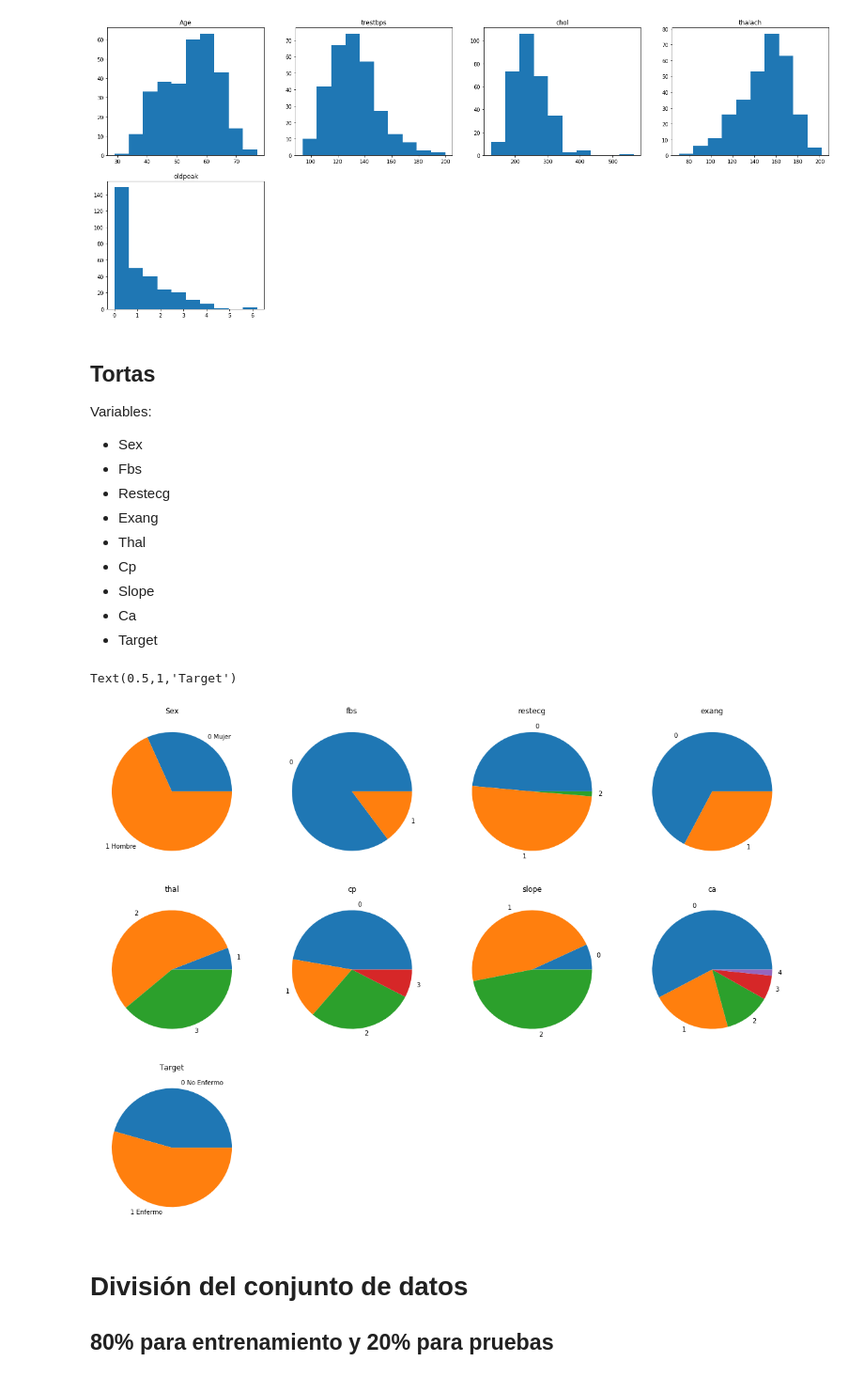
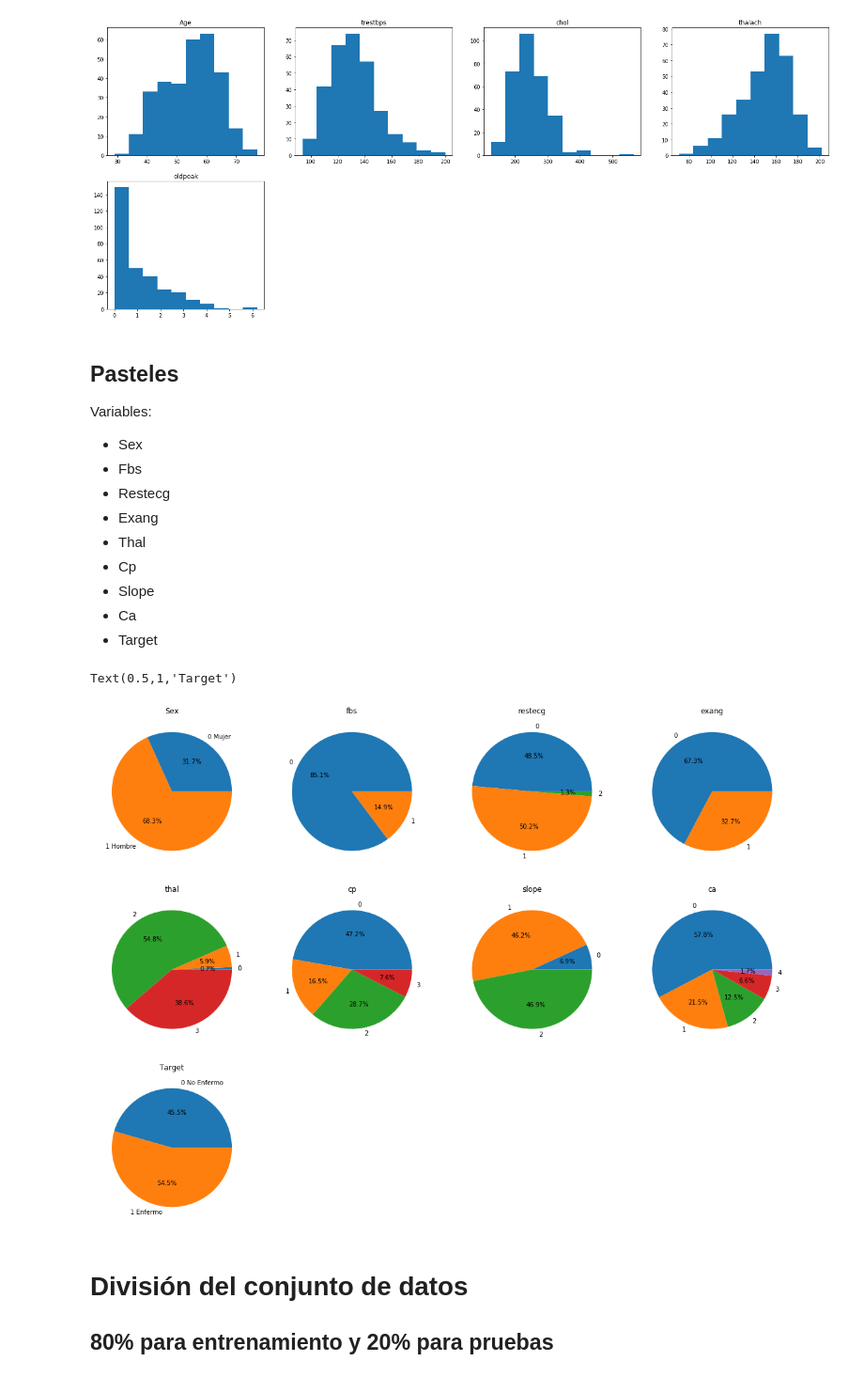
Before and after one commit to Rajahn/Heart-Desease, a Jupyter notebook: AHeartDisease.ipynb, the cells around one changed output. Shown at 94% size. Saved outputs shown, nothing was run; the diff lists cells and outputs as text; code cells hidden in the pictures.

```diff
--- a/AHeartDisease.ipynb
+++ b/AHeartDisease.ipynb
@@ -248,7 +248,7 @@ plt.show()
 # %% [output]
 [figure]
 # %% [markdown]
-<h2>Tortas</h2>
+<h2>Pasteles</h2>
 
 Variables:
 
@@ -287,59 +287,60 @@ plt.figure(figsize=(20,15))
 plt.subplot(3, 4, 1)
 labels = ["0 Mujer", "1 Hombre"]
 values = [trainx["sex"].count() - trainx["sex"].sum(), trainx["sex"].sum()]
-plt.pie(values, labels=labels)
+plt.pie(values, labels=labels, autopct='%1.1f%%')
+
 plt.title('Sex')
 
 plt.subplot(3, 4, 2)
 labels = ["0", "1"]
 values = [trainx["fbs"].count() - trainx["fbs"].sum(), trainx["fbs"].sum()]
-plt.pie(values, labels=labels)
+plt.pie(values, labels=labels, autopct='%1.1f%%')
 plt.title('fbs')
 
 plt.subplot(3, 4, 3)
 labels = ["0", "1", "2"]
 values = [trainx["restecg"][trainx["restecg"]==0].count(), trainx["restecg"][trainx["restecg"]==1].count(), trainx["restecg"][trainx["restecg"]==2].count()]
-plt.pie(values, labels=labels)
+plt.pie(values, labels=labels, autopct='%1.1f%%')
 plt.title('restecg')
 
 plt.subplot(3, 4, 4)
 labels = ["0", "1"]
 values = [trainx["exang"].count() - trainx["exang"].sum(), trainx["exang"].sum()]
-plt.pie(values, labels=labels)
+plt.pie(values, labels=labels, autopct='%1.1f%%')
 plt.title('exang')
 
 plt.subplot(3, 4, 5)
-labels = ["1", "2", "3"]
-values = [trainx["thal"][trainx["thal"]==1].count(), trainx["thal"][trainx["thal"]==2].count(), trainx["thal"][trainx["thal"]==3].count()]
-plt.pie(values, labels=labels)
+labels = ["0","1", "2", "3"]
+values = [trainx["thal"][trainx["thal"]==0].count(), trainx["thal"][trainx["thal"]==1].count(), trainx["thal"][trainx["thal"]==2].count(), trainx["thal"][trainx["thal"]==3].count()]
+plt.pie(values, labels=labels, autopct='%1.1f%%')
 plt.title('thal')
 
 plt.subplot(3, 4, 6)
 labels = ["0", "1", "2", "3"]
 values = [trainx["cp"][trainx["cp"]==0].count(), trainx["cp"][trainx["cp"]==1].count(), trainx["cp"][trainx["cp"]==2].count(), trainx["cp"][trainx["cp"]==3].count()]
-plt.pie(values, labels=labels)
+plt.pie(values, labels=labels, autopct='%1.1f%%')
 plt.title('cp')
 
 plt.subplot(3, 4, 7)
 labels = ["0", "1", "2"]
 values = [trainx["slope"][trainx["slope"]==0].count(), trainx["slope"][trainx["slope"]==1].count(), trainx["slope"][trainx["slope"]==2].count()]
-plt.pie(values, labels=labels)
+plt.pie(values, labels=labels, autopct='%1.1f%%')
 plt.title('slope')
 
 plt.subplot(3, 4, 8)
 labels = ["0", "1", "2", "3", "4"]
 values = [trainx["ca"][trainx["ca"]==0].count(), trainx["ca"][trainx["ca"]==1].count(), trainx["ca"][trainx["ca"]==2].count(), trainx["ca"][trainx["ca"]==3].count(), trainx["ca"][trainx["ca"]==4].count()]
-plt.pie(values, labels=labels)
+plt.pie(values, labels=labels, autopct='%1.1f%%')
 plt.title('ca')
 
 plt.subplot(3, 4, 9)
 labels = ["0 No Enfermo", "1 Enfermo"]
 values = [trainx["target"][trainx["target"]==0].count(), trainx["target"][trainx["target"]==1].count()]
-plt.pie(values, labels=labels)
+plt.pie(values, labels=labels, autopct='%1.1f%%')
 plt.title('Target')
 # %% [output]
 Text(0.5,1,'Target')
-[figure, old version]
+[figure, new version]
 # %% [markdown]
 # División del conjunto de datos
 <h2>80% para entrenamiento y 20% para pruebas</h2>
```
Also changed, not shown: parts of 19 cells of this notebook.
